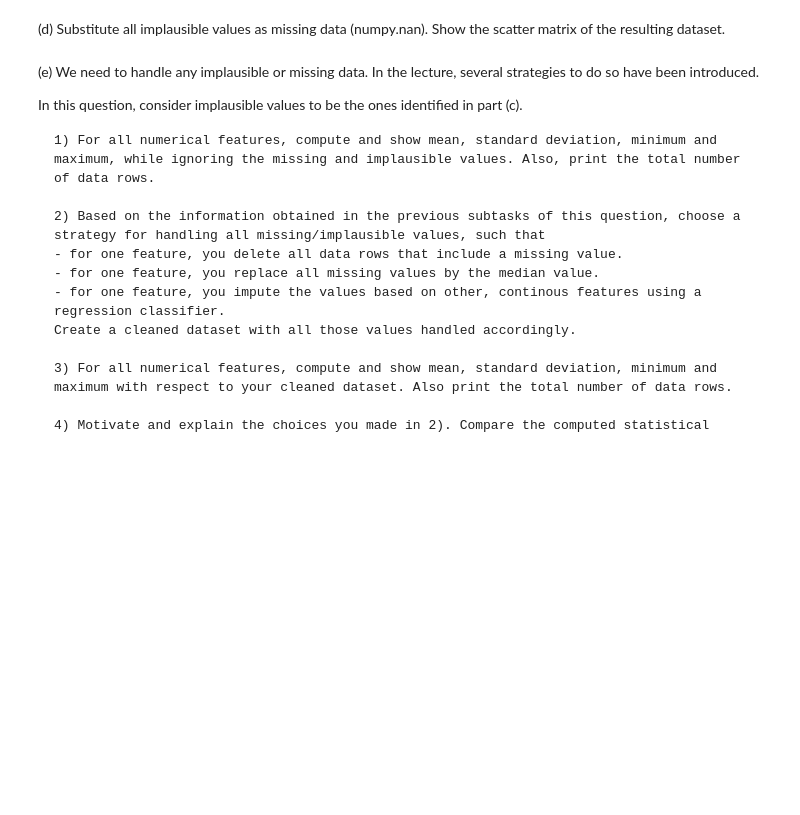
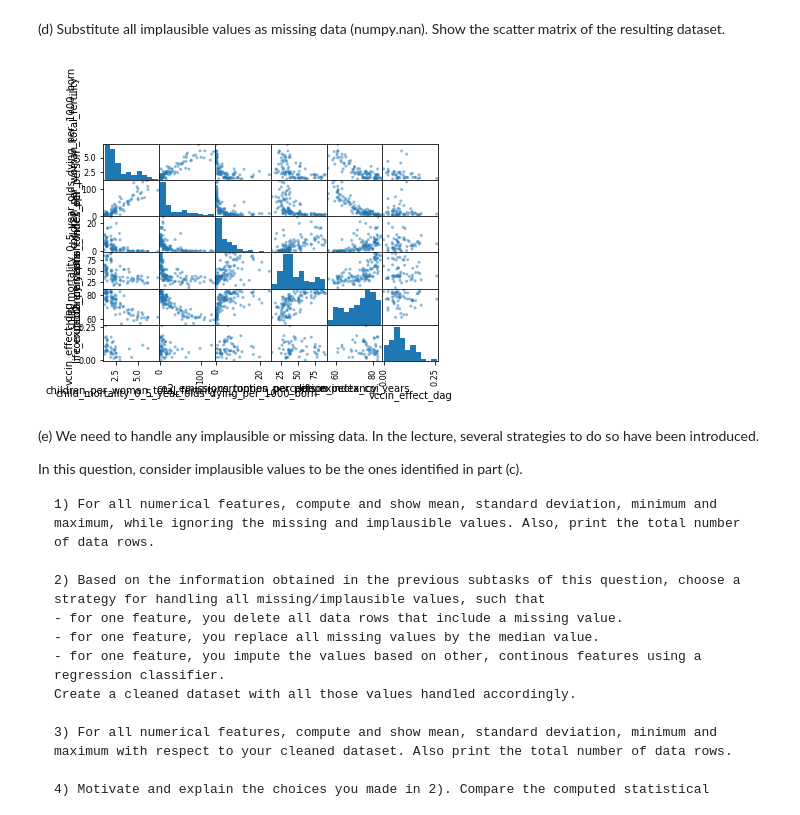
Before and after one commit to Noyan759/ids-assignment-unsupervised-learning, a Jupyter notebook: IDS_Assignment_2.ipynb, the cells around one changed output. Cells and saved outputs as stored; diff of their text form; code cells hidden in the pictures; blank space fills up the shorter version.

```diff
--- a/IDS_Assignment_2.ipynb
+++ b/IDS_Assignment_2.ipynb
@@ -61,3 +187,25 @@ Explanation:
+# %%
+import numpy as np
+import pandas as pd
+import seaborn as sns
+import matplotlib.pyplot as plt
+
+# Step 1: Read the CSV files
+df_sampled = pd.read_csv('datasets/data1.csv')
+
+# Step 2: Remove implausable data
+for idx, val in enumerate(df_sampled.children_per_woman_total_fertility):
+    if (val < 0):
+        df_sampled.loc[ idx, 'children_per_woman_total_fertility'] = np.nan
+
+# Step 3: Write it on file
+df_sampled.to_csv ('data1.csv', index = False, header=True)
+
+# Step 4: Display Scatter Matrix
+pd.plotting.scatter_matrix(df_sampled)
+plt.show()
+# %% [output]
+[figure, added]
 # %% [markdown]
 (e) We need to handle any implausible or missing data. In the lecture, several strategies to do so have been introduced.
 
```
Also changed, not shown: parts of 16 cells of this notebook, 4 other files.
